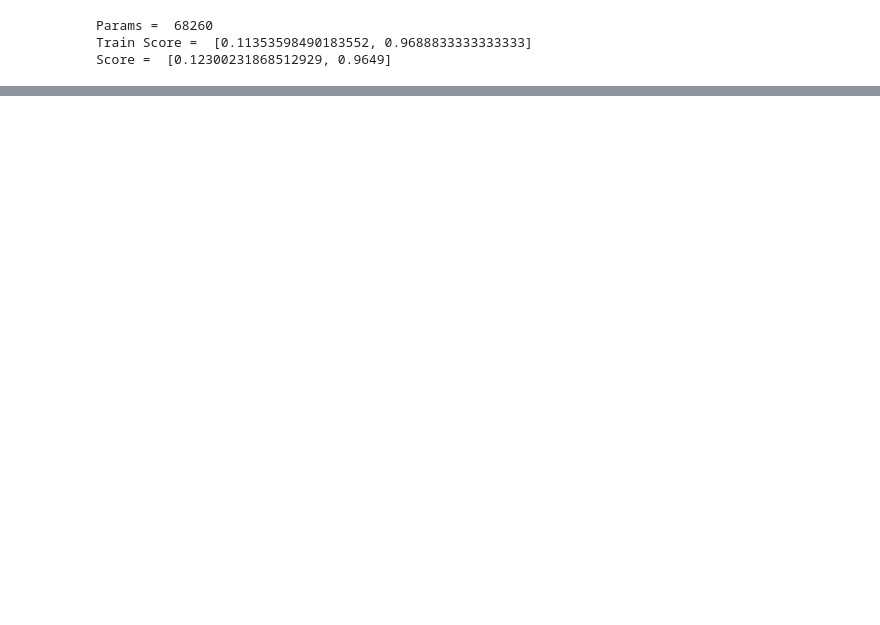
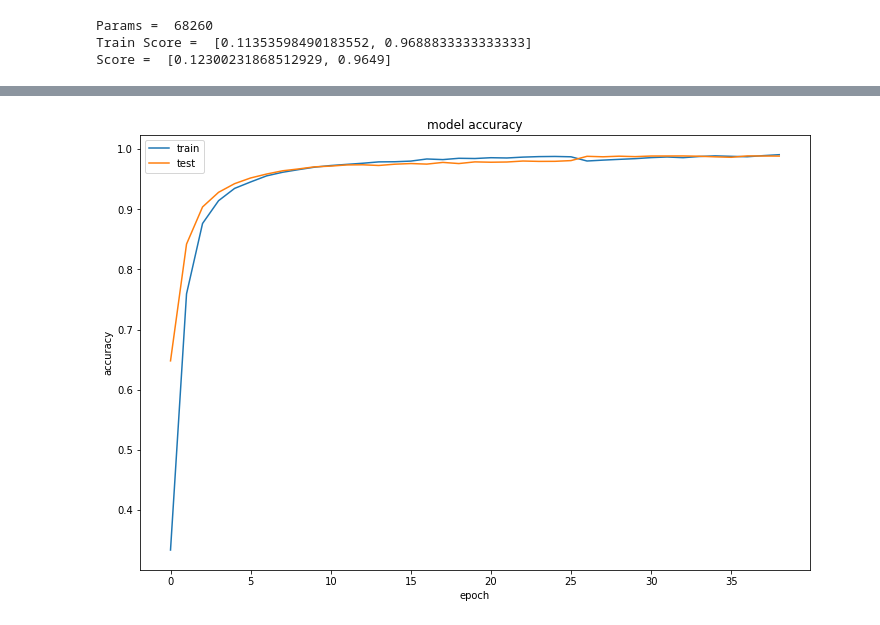
Before and after one commit to faizanahemad/eva, a Jupyter notebook: assignment-3/1st_DNN.ipynb, the cells around one changed output, grey strips where cells are left out. Saved outputs shown, nothing was run; the diff lists cells and outputs as text; code cells hidden in the pictures; blank space fills up the shorter version.

```diff
--- a/assignment-3/1st_DNN.ipynb
+++ b/assignment-3/1st_DNN.ipynb
@@ -531,0 +620,83 @@ IndexError: ignored
+# %%
+from keras.layers import Activation
+from keras import optimizers
+from keras.callbacks import EarlyStopping
+model = Sequential()
+
+
+model.add(Convolution2D(32, 3, 3, activation='relu', input_shape=(28,28,1))) # 26
+model.add(keras.layers.Dropout(0.2))
+model.add(Convolution2D(16, 3,3, activation='relu')) # 24
+model.add(MaxPooling2D(pool_size=(2, 2))) #12
+
+model.add(Convolution2D(16, 3,3, activation='relu')) # 10
+model.add(Convolution2D(16, 3,3, activation='relu')) # 8
+model.add(MaxPooling2D(pool_size=(2, 2))) #4
+
+model.add(Convolution2D(32, 4,4, activation='relu')) # 1
+model.add(Convolution2D(10, 1))
+
+
+model.add(Flatten())
+model.add(Activation('softmax'))
+
+adam = optimizers.Adam(lr=0.002, beta_1=0.9, beta_2=0.999, epsilon=None, decay=0.0, amsgrad=False)
+
+model.compile(loss='categorical_crossentropy',
+             optimizer=adam,
+             metrics=['accuracy'])
+print("Params = ",model.count_params())
+
+validation_split = 0.5
+validation_size=int(X_train.shape[0]*validation_split)
+train_size = X_train.shape[0] - validation_size
+es = EarlyStopping(monitor='val_loss', min_delta=0.00001, patience=3, verbose=0)
+es2 = EarlyStopping(monitor='val_loss', min_delta=0.00001, patience=8, verbose=0)
+hist_1 = model.fit(X_train[:train_size], Y_train[:train_size],
+                epochs=60,
+                batch_size=2048,
+                shuffle=True,
+                validation_data=(X_train[train_size:], Y_train[train_size:]),
+                verbose=0,
+                callbacks=[es])
+hist_2 = model.fit(X_train[train_size:], Y_train[train_size:],
+                epochs=60,
+                batch_size=2048,
+                shuffle=True,
+                validation_data=(X_train[:train_size], Y_train[:train_size]),
+                verbose=0,
+                callbacks=[es2])
+
+history = {}
+
+for key in hist_1.history.keys():
+  history[key] = list(hist_1.history[key])
+  history[key].extend(hist_2.history[key])
+
+
+
+
+score = model.evaluate(X_train, Y_train, verbose=0)
+print("Train Score = ",score)
+
+score = model.evaluate(X_test, Y_test, verbose=0)
+print("Score = ",score)
+
+plt.figure(figsize=(12,8))
+plt.plot(history['acc'])
+plt.plot(history['val_acc'])
+plt.title('model accuracy')
+plt.ylabel('accuracy')
+plt.xlabel('epoch')
+plt.legend(['train', 'test'], loc='upper left')
+plt.show()
+# summarize history for loss
+plt.figure(figsize=(12,8))
+plt.plot(history['loss'])
+plt.plot(history['val_loss'])
+plt.title('model loss')
+plt.ylabel('loss')
+plt.xlabel('epoch')
+plt.legend(['train', 'test'], loc='upper left')
+plt.show()
+# %% [output]
@@ -531,0 +706 @@ IndexError: ignored
+[figure, added]
```
Also changed, not shown: parts of 33 cells of this notebook.
